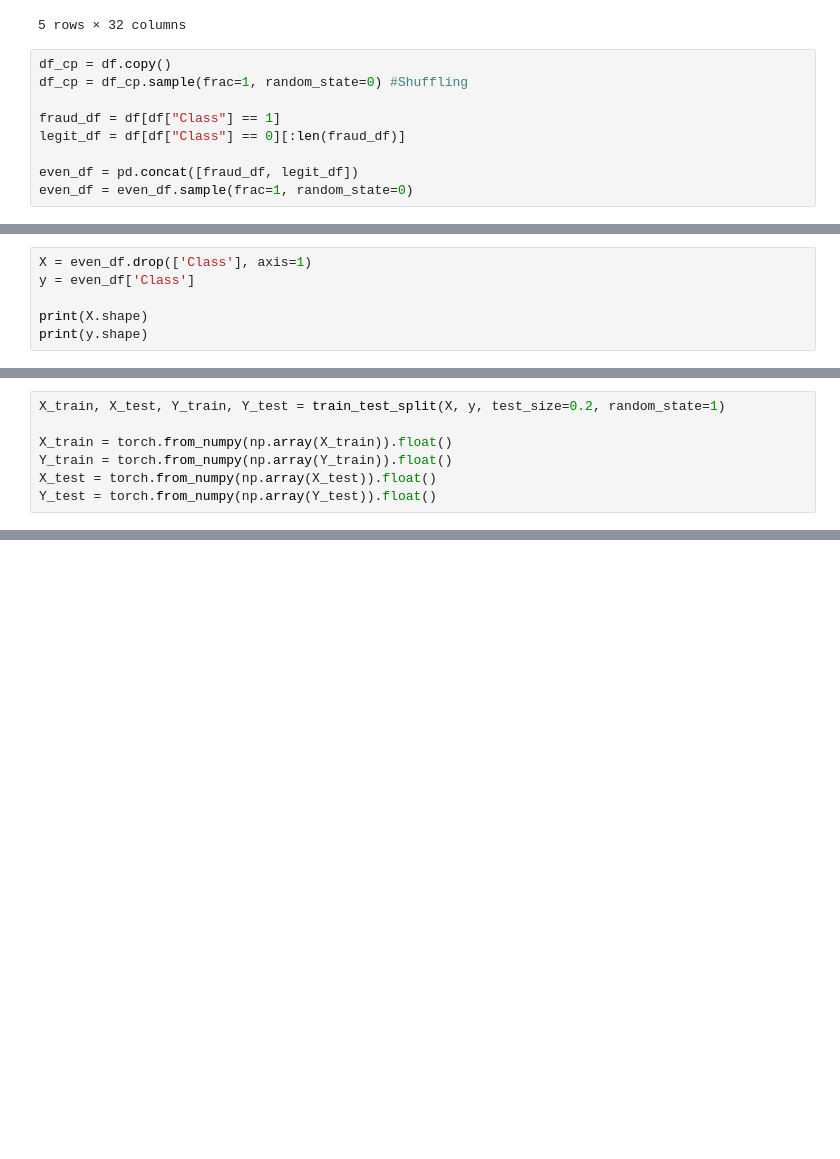
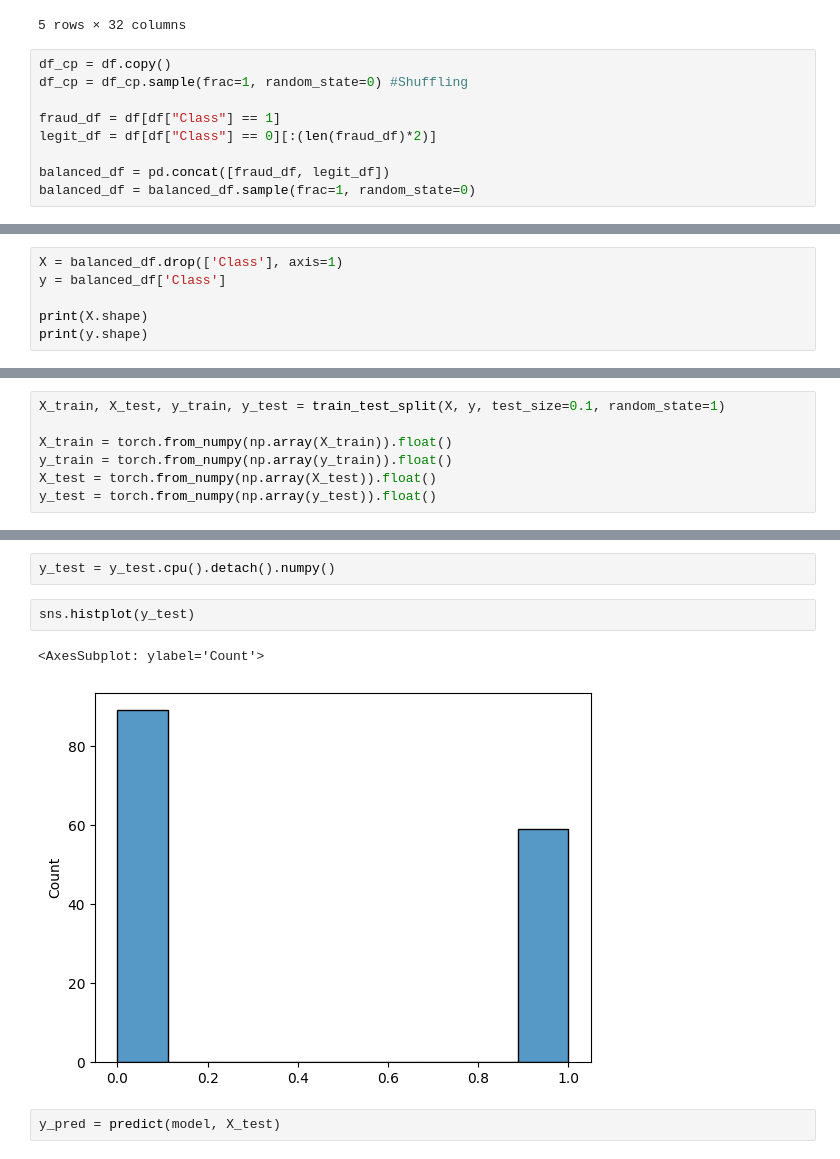
Before and after one commit to joaofranca13/CESAR-Fraud-Detection, a Jupyter notebook: pytorch_fraud_detection_training.ipynb, the cells around one changed output, grey strips where cells are left out. Cells and saved outputs as stored; diff of their text form; blank space fills up the shorter version.

```diff
--- a/pytorch_fraud_detection_training.ipynb
+++ b/pytorch_fraud_detection_training.ipynb
@@ -157,8 +143,8 @@ df_cp = df.copy()
 df_cp = df_cp.sample(frac=1, random_state=0) #Shuffling
 
 fraud_df = df[df["Class"] == 1]
-legit_df = df[df["Class"] == 0][:len(fraud_df)]
+legit_df = df[df["Class"] == 0][:(len(fraud_df)*2)]
 
-even_df = pd.concat([fraud_df, legit_df])
-even_df = even_df.sample(frac=1, random_state=0)
+balanced_df = pd.concat([fraud_df, legit_df])
+balanced_df = balanced_df.sample(frac=1, random_state=0)
 # %%
@@ -179,6 +157,6 @@ Index(['V1', 'V2', 'V3', 'V4', 'V5', 'V6', 'V7', 'V8', 'V9', 'V10', 'V11',
 # %%
-X = even_df.drop(['Class'], axis=1)
-y = even_df['Class']
+X = balanced_df.drop(['Class'], axis=1)
+y = balanced_df['Class']
 
 print(X.shape)
 print(y.shape)
@@ -188,8 +171,8 @@ print(y.shape)
 # %%
-X_train, X_test, Y_train, Y_test = train_test_split(X, y, test_size=0.2, random_state=1)
+X_train, X_test, y_train, y_test = train_test_split(X, y, test_size=0.1, random_state=1)
 
 X_train = torch.from_numpy(np.array(X_train)).float()
-Y_train = torch.from_numpy(np.array(Y_train)).float()
+y_train = torch.from_numpy(np.array(y_train)).float()
 X_test = torch.from_numpy(np.array(X_test)).float()
-Y_test = torch.from_numpy(np.array(Y_test)).float()
+y_test = torch.from_numpy(np.array(y_test)).float()
 # %%
@@ -332,0 +335,9 @@ Test set: Accuracy: 100/197 (50.76142131979695%)
+# %%
+y_test = y_test.cpu().detach().numpy()
+# %%
+sns.histplot(y_test)
+# %% [output]
+<AxesSubplot: ylabel='Count'>
+[figure, added]
+# %%
+y_pred = predict(model, X_test)
```
Also changed, not shown: parts of 22 cells of this notebook.
